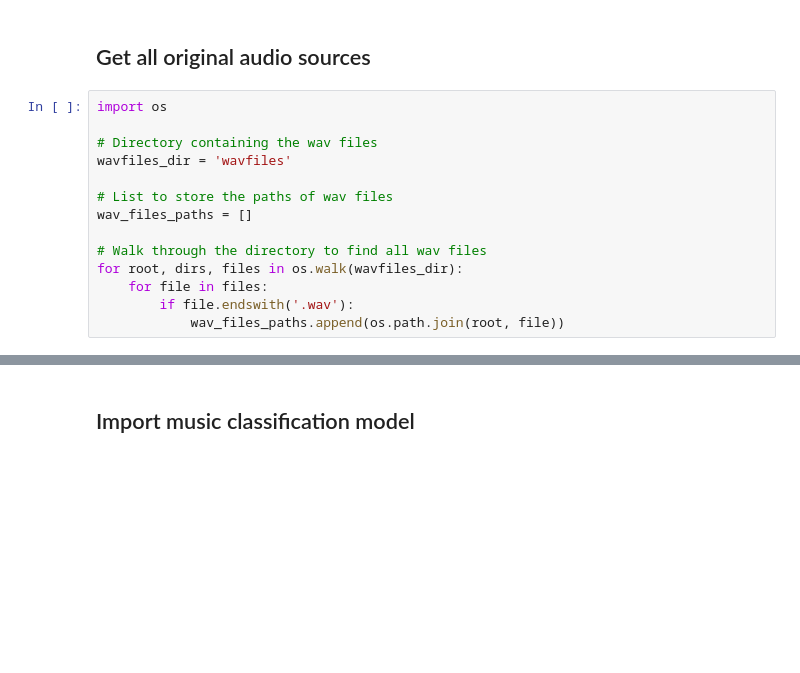
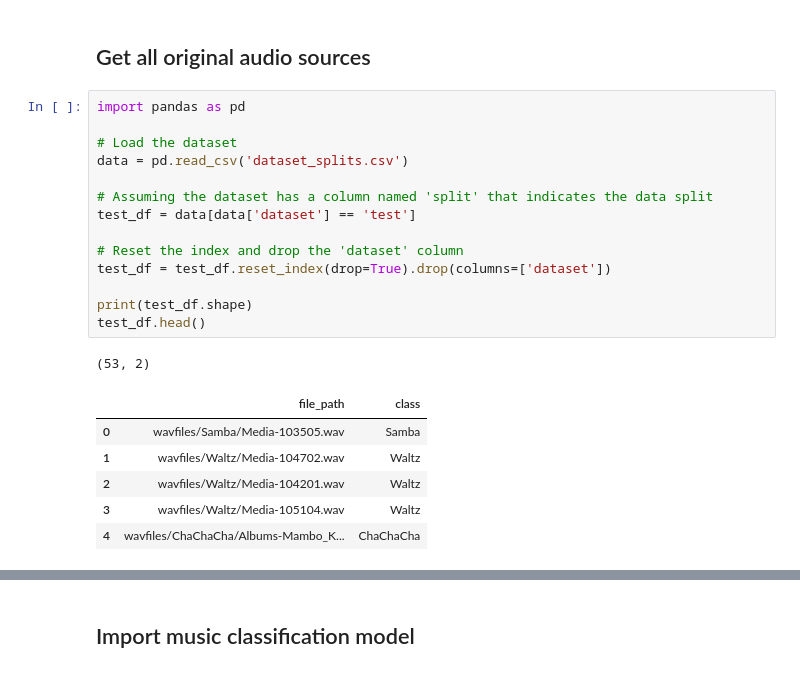
Before and after one commit to D3auuvc/xai_music, a Jupyter notebook: LIME/analysis_model_in_audio.ipynb, the cells around one changed output, grey strips where cells are left out. Cells and saved outputs as stored; diff of their text form; blank space fills up the shorter version.

```diff
--- a/LIME/analysis_model_in_audio.ipynb
+++ b/LIME/analysis_model_in_audio.ipynb
@@ -1,16 +1,24 @@
 # %% [markdown]
 ## Get all original audio sources
-# %%
-import os
-
-# Directory containing the wav files
-wavfiles_dir = 'wavfiles'
-
-# List to store the paths of wav files
-wav_files_paths = []
-
-# Walk through the directory to find all wav files
-for root, dirs, files in os.walk(wavfiles_dir):
-    for file in files:
-        if file.endswith('.wav'):
-            wav_files_paths.append(os.path.join(root, file))
+# %%
+import pandas as pd
+
+# Load the dataset
+data = pd.read_csv('dataset_splits.csv')
+
+# Assuming the dataset has a column named 'split' that indicates the data split
+test_df = data[data['dataset'] == 'test']
+
+# Reset the index and drop the 'dataset' column
+test_df = test_df.reset_index(drop=True).drop(columns=['dataset'])
+
+print(test_df.shape)
+test_df.head()
+# %% [output]
+(53, 2)
+|  | file_path | class |
+| 0 | wavfiles/Samba/Media-103505.wav | Samba |
+| 1 | wavfiles/Waltz/Media-104702.wav | Waltz |
+| 2 | wavfiles/Waltz/Media-104201.wav | Waltz |
+| 3 | wavfiles/Waltz/Media-105104.wav | Waltz |
+| 4 | wavfiles/ChaChaCha/Albums-Mambo_K... | ChaChaCha |
```
Also changed, not shown: parts of 7 cells of this notebook, 5 other files.
